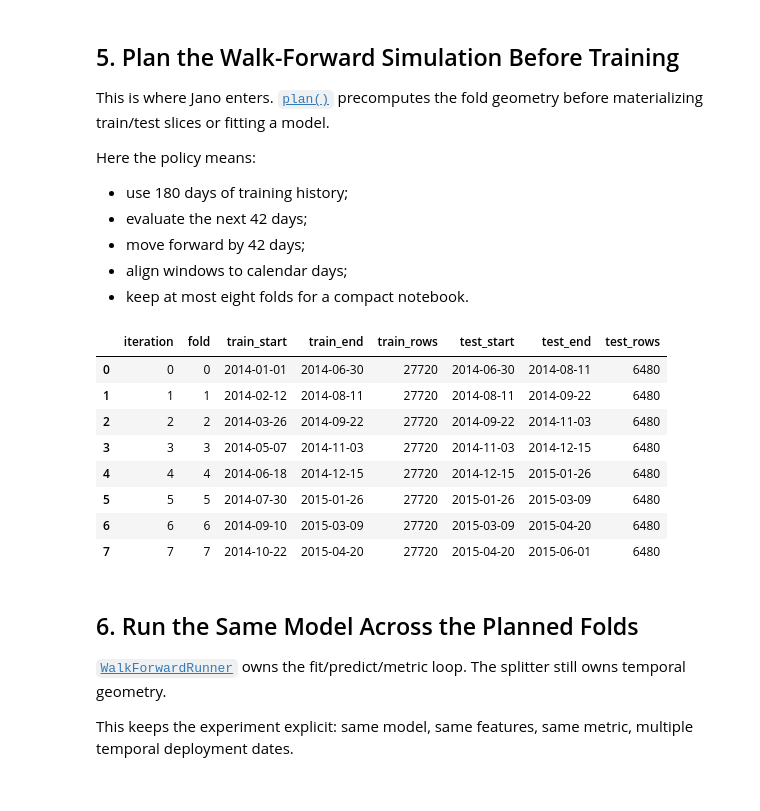
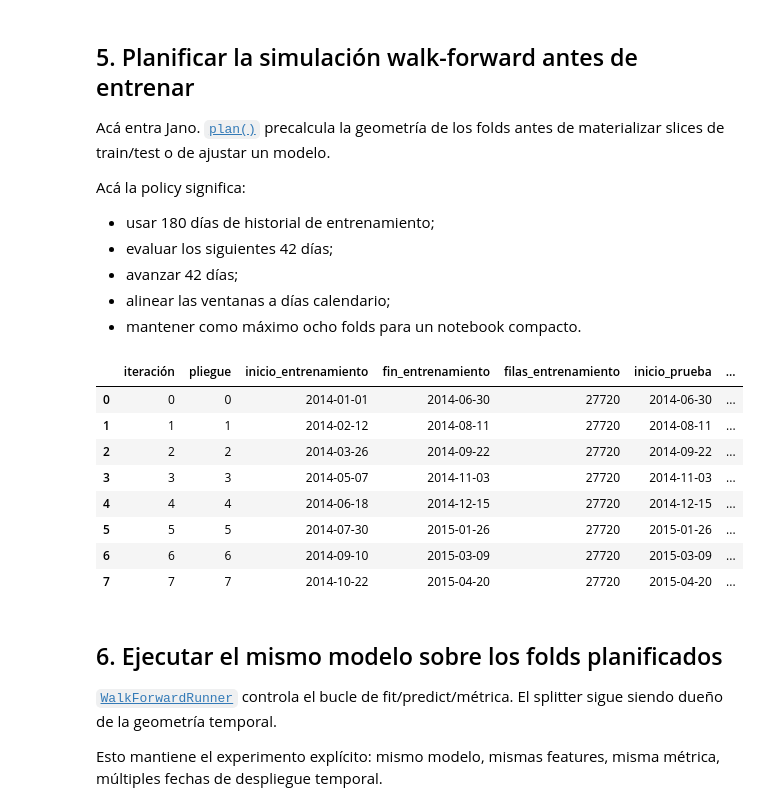
Before and after one commit to marmurar/jano, a Jupyter notebook: notebooks/rossmann_temporal_validation.ipynb, the cells around one changed output. Saved outputs shown, nothing was run; the diff lists cells and outputs as text; code cells hidden in the pictures.

```diff
--- a/notebooks/rossmann_temporal_validation.ipynb
+++ b/notebooks/rossmann_temporal_validation.ipynb
@@ -138,7 +138,7 @@ def build_synthetic_rossmann_frame(
     end: str = "2015-07-31",
     seed: int = RANDOM_SEED,
 ) -> pd.DataFrame:
-    """Create a deterministic Rossmann-like daily panel when Kaggle files are unavailable."""
+    """Crear un panel diario determinista similar a Rossmann cuando no hay archivos de Kaggle disponibles."""
     rng = np.random.default_rng(seed)
     dates = pd.date_range(start, end, freq="D")
     store_ids = np.arange(1, stores + 1)
@@ -210,7 +210,7 @@ def load_rossmann_frame(store_limit: int = 180) -> pd.DataFrame:
 
 
 rossmann = load_rossmann_frame(store_limit=180)
-print("Dataset source:", DATASET_SOURCE)
+print("Fuente del dataset:", DATASET_SOURCE)
 print(f"rows={len(rossmann):,} stores={rossmann['Store'].nunique():,} date_range={rossmann['Date'].min().date()} -> {rossmann['Date'].max().date()}")
 display(rossmann.head())
 # %% [output]
@@ -356,49 +440,62 @@ Interpretation:
 # %% [markdown]
-## 5. Plan the Walk-Forward Simulation Before Training
+## 5. Planificar la simulación walk-forward antes de entrenar
 
-This is where Jano enters. [`plan()`](https://marmurar.github.io/jano/concepts.html#planning-before-materialization) precomputes the fold geometry before materializing train/test slices or fitting a model.
+Acá entra Jano. [`plan()`](https://marmurar.github.io/jano/concepts.html#planning-before-materialization) precalcula la geometría de los folds antes de materializar slices de train/test o de ajustar un modelo.
 
-Here the policy means:
+Acá la policy significa:
 
-- use 180 days of training history;
-- evaluate the next 42 days;
-- move forward by 42 days;
-- align windows to calendar days;
-- keep at most eight folds for a compact notebook.
+- usar 180 días de historial de entrenamiento;
+- evaluar los siguientes 42 días;
+- avanzar 42 días;
+- alinear las ventanas a días calendario;
+- mantener como máximo ocho folds para un notebook compacto.
 # %%
 policy = WalkForwardPolicy(
     time_col="Date",
     partition=TemporalPartitionSpec(
         layout="train_test",
         train_size="180D",
         test_size="42D",
         calendar_frequency="D",
     ),
     step="42D",
     strategy="rolling",
     start_at="2014-01-01",
     max_folds=8,
 )
 
-plan = policy.plan(rossmann, title="Rossmann 180D train / 42D test walk-forward plan")
+plan = policy.plan(rossmann, title="Plan walk-forward de Rossmann con 180D de train y 42D de test")
 plan_df = plan.to_frame()
-display(plan_df[["iteration", "fold", "train_start", "train_end", "train_rows", "test_start", "test_end", "test_rows"]])
+display(
+    plan_df[["iteration", "fold", "train_start", "train_end", "train_rows", "test_start", "test_end", "test_rows"]].rename(
+        columns={
+            "iteration": "iteración",
+            "fold": "pliegue",
+            "train_start": "inicio_entrenamiento",
+            "train_end": "fin_entrenamiento",
+            "train_rows": "filas_entrenamiento",
+            "test_start": "inicio_prueba",
+            "test_end": "fin_prueba",
+            "test_rows": "filas_prueba",
+        }
+    )
+)
 # %% [output]
-|  | iteration | fold | train_start | train_end | train_rows | test_start | test_end | test_rows |
-| 0 | 0 | 0 | 2014-01-01 | 2014-06-30 | 27720 | 2014-06-30 | 2014-08-11 | 6480 |
-| 1 | 1 | 1 | 2014-02-12 | 2014-08-11 | 27720 | 2014-08-11 | 2014-09-22 | 6480 |
-| 2 | 2 | 2 | 2014-03-26 | 2014-09-22 | 27720 | 2014-09-22 | 2014-11-03 | 6480 |
-| 3 | 3 | 3 | 2014-05-07 | 2014-11-03 | 27720 | 2014-11-03 | 2014-12-15 | 6480 |
-| 4 | 4 | 4 | 2014-06-18 | 2014-12-15 | 27720 | 2014-12-15 | 2015-01-26 | 6480 |
-| 5 | 5 | 5 | 2014-07-30 | 2015-01-26 | 27720 | 2015-01-26 | 2015-03-09 | 6480 |
-| 6 | 6 | 6 | 2014-09-10 | 2015-03-09 | 27720 | 2015-03-09 | 2015-04-20 | 6480 |
-| 7 | 7 | 7 | 2014-10-22 | 2015-04-20 | 27720 | 2015-04-20 | 2015-06-01 | 6480 |
+|  | iteración | pliegue | inicio_entrenamiento | fin_entrenamiento | filas_entrenamiento | inicio_prueba | ... |
+| 0 | 0 | 0 | 2014-01-01 | 2014-06-30 | 27720 | 2014-06-30 | ... |
+| 1 | 1 | 1 | 2014-02-12 | 2014-08-11 | 27720 | 2014-08-11 | ... |
+| 2 | 2 | 2 | 2014-03-26 | 2014-09-22 | 27720 | 2014-09-22 | ... |
+| 3 | 3 | 3 | 2014-05-07 | 2014-11-03 | 27720 | 2014-11-03 | ... |
+| 4 | 4 | 4 | 2014-06-18 | 2014-12-15 | 27720 | 2014-12-15 | ... |
+| 5 | 5 | 5 | 2014-07-30 | 2015-01-26 | 27720 | 2015-01-26 | ... |
+| 6 | 6 | 6 | 2014-09-10 | 2015-03-09 | 27720 | 2015-03-09 | ... |
+| 7 | 7 | 7 | 2014-10-22 | 2015-04-20 | 27720 | 2015-04-20 | ... |
 # %% [markdown]
-## 6. Run the Same Model Across the Planned Folds
+## 6. Ejecutar el mismo modelo sobre los folds planificados
 
-[`WalkForwardRunner`](https://marmurar.github.io/jano/api.html#jano.runner.WalkForwardRunner) owns the fit/predict/metric loop. The splitter still owns temporal geometry.
+[`WalkForwardRunner`](https://marmurar.github.io/jano/api.html#jano.runner.WalkForwardRunner) controla el bucle de fit/predict/métrica. El splitter sigue siendo dueño de la geometría temporal.
 
-This keeps the experiment explicit: same model, same features, same metric, multiple temporal deployment dates.
+Esto mantiene el experimento explícito: mismo modelo, mismas features, misma métrica, múltiples fechas de despliegue temporal.
 # %%
 evaluation = EvaluationProfile(
     metrics={"mae": mae, "rmspe": rmspe},
```
Also changed, not shown: parts of 17 cells of this notebook, 12 other files.
